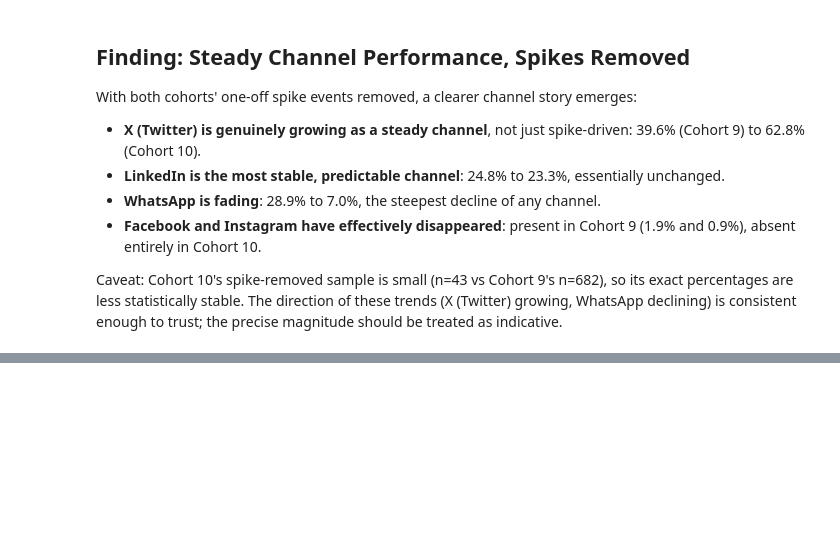
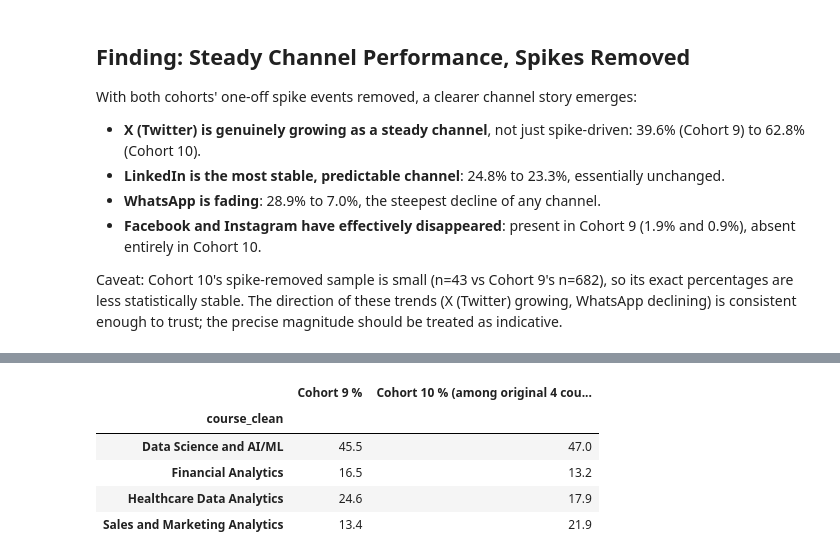
Before and after one commit to Kofoworola-eng/zth-ad-budget-analysis, a Jupyter notebook: notebooks/02_exploratory_analysis.ipynb, the cells around one changed output, grey strips where cells are left out. Saved outputs shown, nothing was run; the diff lists cells and outputs as text; code cells hidden in the pictures; blank space fills up the shorter version.

```diff
--- a/notebooks/02_exploratory_analysis.ipynb
+++ b/notebooks/02_exploratory_analysis.ipynb
@@ -499,0 +504,8 @@ Caveat: Cohort 10's spike-removed sample is small (n=43 vs Cohort 9's n=682), so
+# %%
+c9_course_pct = (cohort9['course_clean'].value_counts(normalize=True) * 100).round(1)
+c10_course_pct = (cohort10['course_clean'].value_counts(normalize=True) * 100).round(1)
+
+print("Cohort 9 course share:")
+print(c9_course_pct)
+print("\nCohort 10 course share:")
+print(c10_course_pct)
@@ -499,0 +534,23 @@ Caveat: Cohort 10's spike-removed sample is small (n=43 vs Cohort 9's n=682), so
+# %%
+common_courses = ['Data science and ML', 'Sales and Marketing Analytics', 'Healthcare Data Analytics', 'Financial Analytics']
+# Note: Cohort 9 uses 'Data Science and AI' - treating as the equivalent renamed track for this comparison only
+
+cohort10_common = cohort10[cohort10['course_clean'].isin(common_courses)]
+c10_common_pct = (cohort10_common['course_clean'].value_counts(normalize=True) * 100).round(1)
+
+# Relabel for direct comparison
+c10_common_pct.index = c10_common_pct.index.str.replace('Data science and ML', 'Data Science and AI/ML')
+c9_relabeled = c9_course_pct.copy()
+c9_relabeled.index = c9_relabeled.index.str.replace('Data Science and AI', 'Data Science and AI/ML')
+
+pd.DataFrame({
+    'Cohort 9 %': c9_relabeled,
+    'Cohort 10 % (among original 4 courses only)': c10_common_pct
+}).fillna(0)
+# %% [output]
+|  | Cohort 9 % | Cohort 10 % (among original 4 cou... |
+| course_clean |  |  |
+| Data Science and AI/ML | 45.5 | 47.0 |
+| Financial Analytics | 16.5 | 13.2 |
+| Healthcare Data Analytics | 24.6 | 17.9 |
+| Sales and Marketing Analytics | 13.4 | 21.9 |
```
Also changed, not shown: parts of 15 cells of this notebook, 1 other file.
